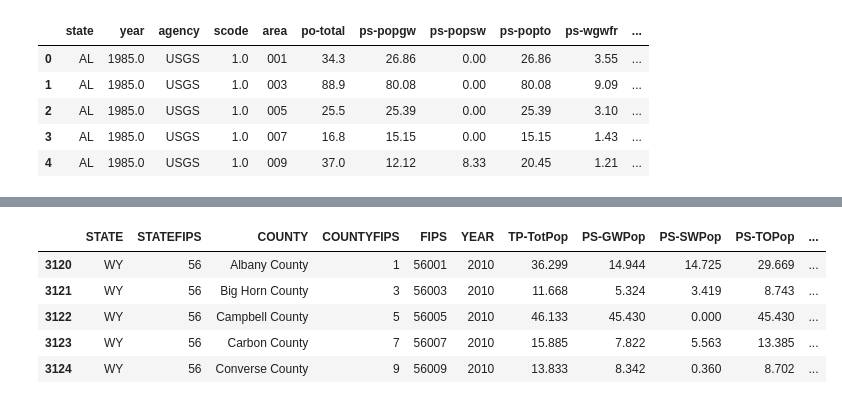
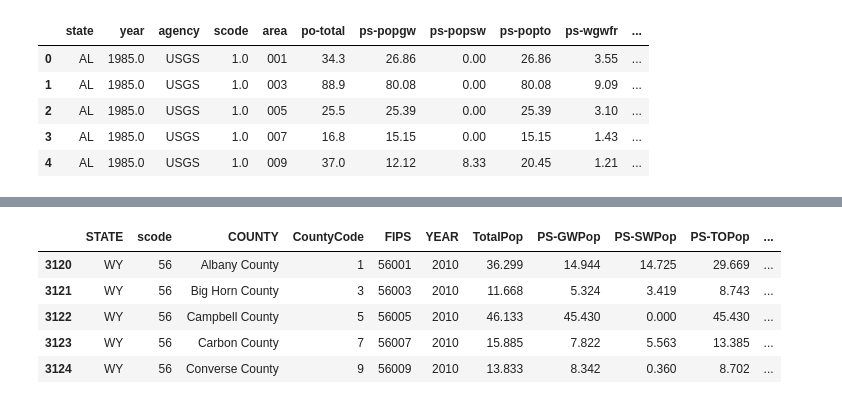
Before and after one commit to alfrescas/drought_predictions, a Jupyter notebook: USGS_WaterData.ipynb, the cells around one changed output, grey strips where cells are left out. Saved outputs shown, nothing was run; the diff lists cells and outputs as text; code cells hidden in the pictures.

```diff
--- a/USGS_WaterData.ipynb
+++ b/USGS_WaterData.ipynb
@@ -122,14 +150,18 @@ DF_1985.head()
 # %%
+#2010 sort by state
 test_2010 = pd.DataFrame()
 
 State_val = ['WY', 'UT', 'NM', 'CO']
 
 for val in State_val:
     test_2010=test_2010.append(DF_2010.loc[DF_2010['STATE'] == (val)])
 
+#2010 rename statefips/countyfips/total population
+test_2010.rename(columns = {'STATEFIPS': 'scode', 'COUNTYFIPS':'CountyCode', 'TP-TotPop':'TotalPop'}, inplace = True)
+
 test_2010.head()
 # %% [output]
-|  | STATE | STATEFIPS | COUNTY | COUNTYFIPS | FIPS | YEAR | TP-TotPop | PS-GWPop | PS-SWPop | PS-TOPop | ... |
+|  | STATE | scode | COUNTY | CountyCode | FIPS | YEAR | TotalPop | PS-GWPop | PS-SWPop | PS-TOPop | ... |
 | 3120 | WY | 56 | Albany County | 1 | 56001 | 2010 | 36.299 | 14.944 | 14.725 | 29.669 | ... |
 | 3121 | WY | 56 | Big Horn County | 3 | 56003 | 2010 | 11.668 | 5.324 | 3.419 | 8.743 | ... |
 | 3122 | WY | 56 | Campbell County | 5 | 56005 | 2010 | 46.133 | 45.430 | 0.000 | 45.430 | ... |
```
Also changed, not shown: parts of 23 cells of this notebook.
